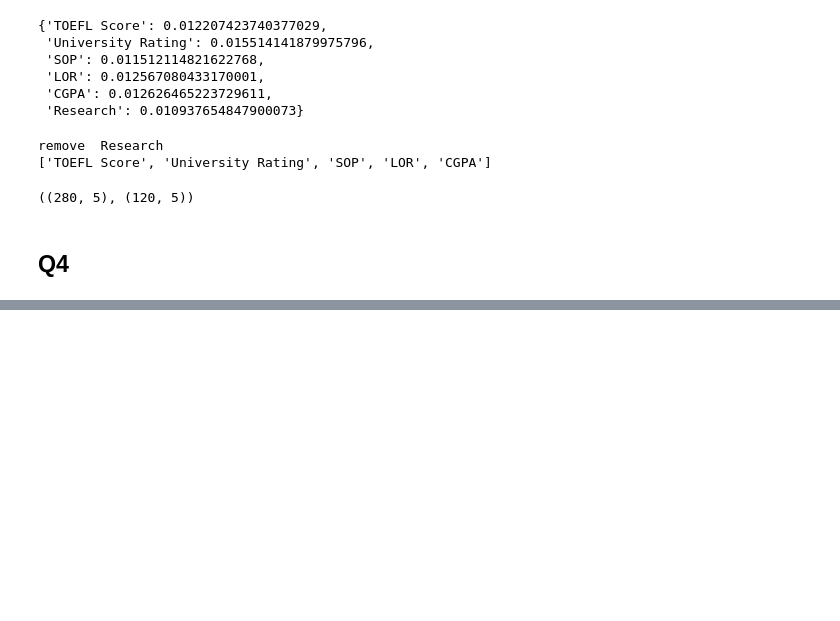
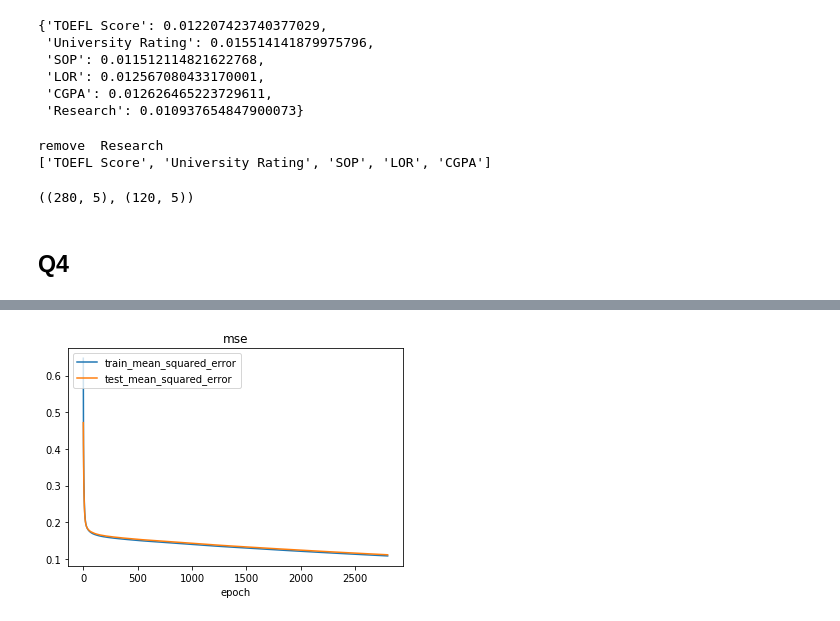
Before and after one commit to Yuhaooooo/CZ4042_Deep_Learning, a Jupyter notebook: assignment1_question_b/question_b.ipynb, the cells around one changed output, grey strips where cells are left out. Cells and saved outputs as stored; diff of their text form; code cells hidden in the pictures; blank space fills up the shorter version.

```diff
--- a/assignment1_question_b/question_b.ipynb
+++ b/assignment1_question_b/question_b.ipynb
@@ -347,0 +351,87 @@ remove  Research
+# %%
+model_layer4_without_dropout = Sequential([
+
+    Dense(50, input_dim=X_train2.shape[1], activation='relu', kernel_initializer='lecun_normal', kernel_regularizer=l2(decay)),
+
+    Dense(50, activation='relu', kernel_initializer='he_normal', kernel_regularizer=l2(decay)),
+
+    Dense(y_train.shape[1], kernel_initializer='he_normal', kernel_regularizer=l2(decay))
+    ])
+
+model_layer4_with_dropout = Sequential([
+
+    Dense(50, input_dim=X_train2.shape[1], activation='relu', kernel_initializer='lecun_normal', kernel_regularizer=l2(decay)),
+
+    Dropout(rate=0.2),
+
+    Dense(50, activation='relu', kernel_initializer='he_normal', kernel_regularizer=l2(decay)),
+
+    Dropout(rate=0.2),
+
+    Dense(y_train.shape[1], kernel_initializer='he_normal', kernel_regularizer=l2(decay))
+    ])
+
+model_layer5_without_dropout = Sequential([
+
+    Dense(50, input_dim=X_train2.shape[1], activation='relu', kernel_initializer='lecun_normal', kernel_regularizer=l2(decay)),
+
+    Dense(50, activation='relu', kernel_initializer='he_normal', kernel_regularizer=l2(decay)),
+
+    Dense(50, activation='relu', kernel_initializer='he_normal', kernel_regularizer=l2(decay)),
+
+    Dense(y_train.shape[1], kernel_initializer='he_normal', kernel_regularizer=l2(decay))
+    ])
+
+model_layer5_with_dropout = Sequential([
+
+    Dense(50, input_dim=X_train2.shape[1], activation='relu', kernel_initializer='lecun_normal', kernel_regularizer=l2(decay)),
+
+    Dropout(rate=0.2),
+
+    Dense(50, activation='relu', kernel_initializer='he_normal', kernel_regularizer=l2(decay)),
+
+    Dropout(rate=0.2),
+
+    Dense(50, activation='relu', kernel_initializer='he_normal', kernel_regularizer=l2(decay)),
+
+    Dropout(rate=0.2),
+
+    Dense(y_train.shape[1], kernel_initializer='he_normal', kernel_regularizer=l2(decay))
+    ])
+
+
+model_layer4_without_dropout.compile(optimizer=optimizers.SGD(lr=lr),
+                  loss='mse')
+
+model_layer4_with_dropout.compile(optimizer=optimizers.SGD(lr=lr),
+                  loss='mse')
+
+model_layer5_without_dropout.compile(optimizer=optimizers.SGD(lr=lr),
+                  loss='mse')
+
+model_layer5_with_dropout.compile(optimizer=optimizers.SGD(lr=lr),
+                  loss='mse')
+
+epochs=2800
+lr=1e-3
+mse2 = []
+
+for m in [model_layer4_without_dropout, model_layer4_with_dropout, model_layer5_without_dropout, model_layer5_with_dropout]:
+
+    m.compile(optimizer=optimizers.SGD(lr=lr),
+                  loss='mse')
+
+    h = m.fit(X_train2, y_train, batch_size=batch_size, epochs=epochs, verbose=0, validation_data=(X_test2, y_test), shuffle=True)
+
+    mse2.append(h.history['val_loss'][-1])
+    print(mse2)
+
+    plt.figure()
+    plt.plot(h.history['loss'])
+    plt.plot(h.history['val_loss'])
+    plt.title('mse')
+    plt.xlabel('epoch')
+    plt.legend(['train_mean_squared_error', 'test_mean_squared_error',], loc='upper left')
+
+mse2
+# %% [output]
@@ -347,0 +446 @@ remove  Research
+[figure, added]
```
Also changed, not shown: parts of 2 cells of this notebook.
